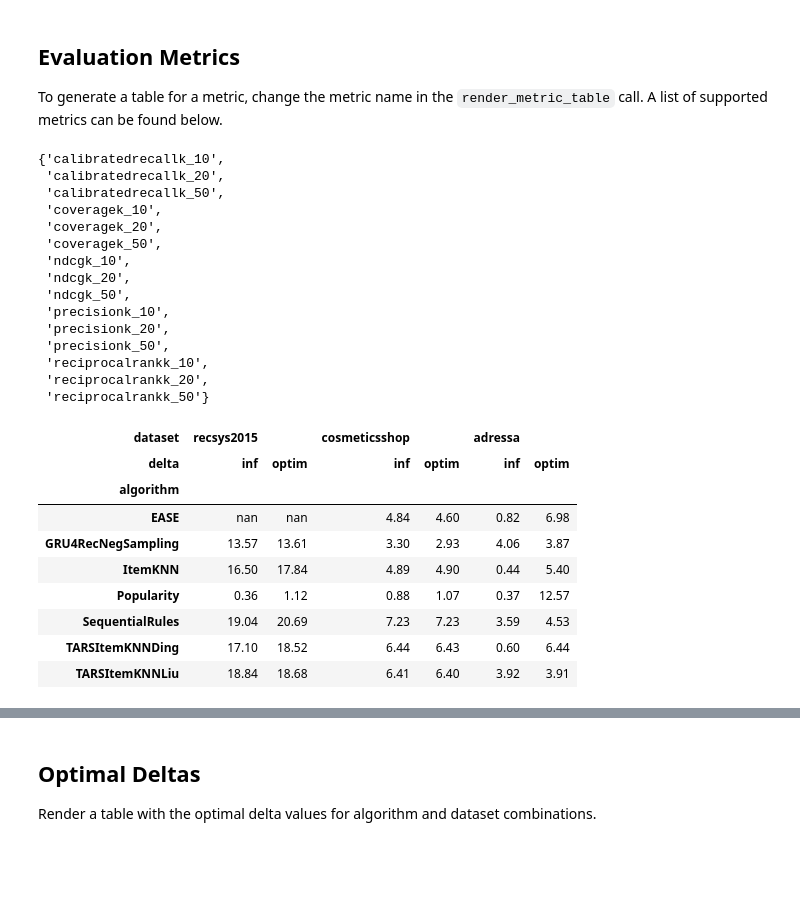
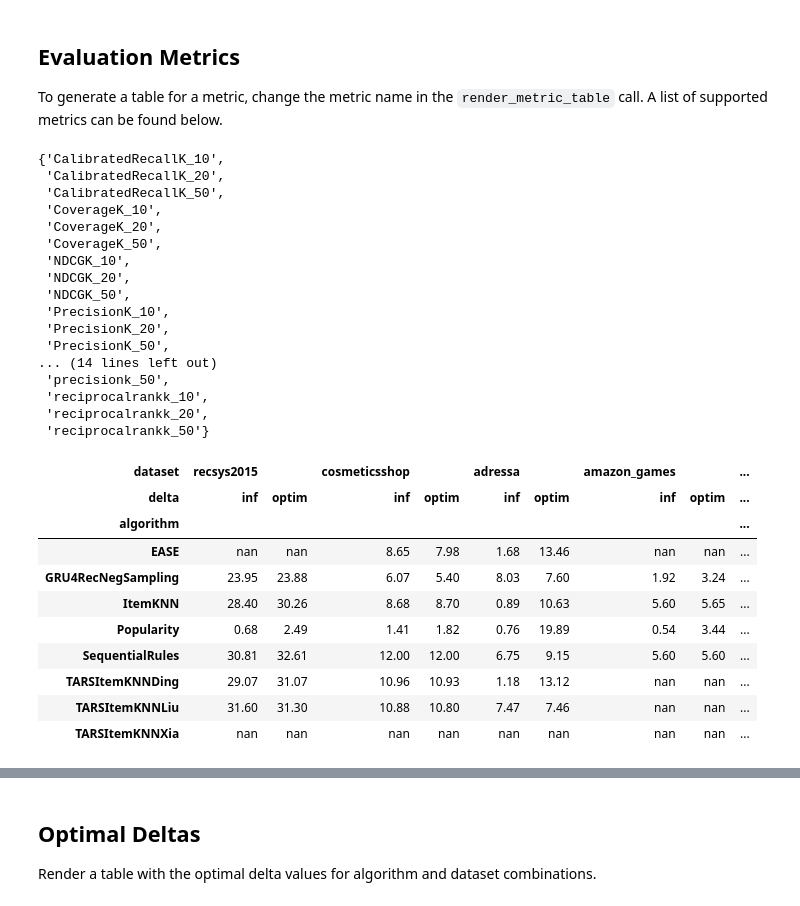
Before and after one commit to verachtertr/short-intent, a Jupyter notebook: Results.ipynb, the cells around one changed output, grey strips where cells are left out. Saved outputs shown, nothing was run; the diff lists cells and outputs as text; code cells hidden in the pictures; blank space fills up the shorter version.

Commit message:
Updated results notebook to read from new places

```diff
--- a/Results.ipynb
+++ b/Results.ipynb
@@ -8,7 +8,7 @@ from math import floor
 # %%
 datasets = {
     'recsys2015': [
-        # "EASE",
+        # "EASE", Failed to compute
         "GRU4RecNegSampling",
         "ItemKNN",
         "Popularity",
@@ -33,14 +33,31 @@ datasets = {
         "SequentialRules",
         "TARSItemKNNDing",
         "TARSItemKNNLiu",
+        "TARSItemKNNXia"
+    ],
+    'amazon_games': [
+        "EASE",
+        "GRU4RecNegSampling",
+        "ItemKNN",
+        "Popularity",
+        "SequentialRules",
+    ],
+    'amazon_toys_and_games': [
+        # EASE, Failed to compute
+        "GRU4RecNegSampling",
+        "ItemKNN",
+        "Popularity",
+        "SequentialRules",
     ]
 }
+
+scenario = "Timed"
 
 def load_optimisation_data(dataset):
     algorithms = datasets[dataset]
     optimisation_data = []
     for algo in algorithms:
-        results = pd.read_csv(f'results_hyperopt/{dataset}/optimisation_results_{algo}.csv')
+        results = pd.read_csv(f'results_{scenario}/{dataset}/optimisation_results_{algo}.csv')
         results['algorithm'] = algo
 
         # if algo == 'GRU4RecNegSampling' and dataset == 'adressa':
@@ -179,31 +196,34 @@ A list of supported metrics can be found below.
 supported_metrics = set(full_df.columns) - {'identifier', 'algorithm', 'dataset', 'delta'}
 supported_metrics
 # %% [output]
-{'calibratedrecallk_10',
- 'calibratedrecallk_20',
- 'calibratedrecallk_50',
- 'coveragek_10',
- 'coveragek_20',
- 'coveragek_50',
- 'ndcgk_10',
- 'ndcgk_20',
- 'ndcgk_50',
- 'precisionk_10',
- 'precisionk_20',
+{'CalibratedRecallK_10',
+ 'CalibratedRecallK_20',
+ 'CalibratedRecallK_50',
+ 'CoverageK_10',
+ 'CoverageK_20',
+ 'CoverageK_50',
+ 'NDCGK_10',
+ 'NDCGK_20',
+ 'NDCGK_50',
+ 'PrecisionK_10',
+ 'PrecisionK_20',
+ 'PrecisionK_50',
+... (14 lines left out)
  'precisionk_50',
  'reciprocalrankk_10',
  'reciprocalrankk_20',
  'reciprocalrankk_50'}
 # %%
-render_metric_table(full_df, 'ndcgk_10', percentage=True)
+render_metric_table(full_df, 'calibratedrecallk_10', percentage=True)
 # %% [output]
-| dataset | recsys2015 |  | cosmeticsshop |  | adressa |  |
-| delta | inf | optim | inf | optim | inf | optim |
-| algorithm |  |  |  |  |  |  |
-| EASE | nan | nan | 4.84 | 4.60 | 0.82 | 6.98 |
-| GRU4RecNegSampling | 13.57 | 13.61 | 3.30 | 2.93 | 4.06 | 3.87 |
-| ItemKNN | 16.50 | 17.84 | 4.89 | 4.90 | 0.44 | 5.40 |
-| Popularity | 0.36 | 1.12 | 0.88 | 1.07 | 0.37 | 12.57 |
-| SequentialRules | 19.04 | 20.69 | 7.23 | 7.23 | 3.59 | 4.53 |
-| TARSItemKNNDing | 17.10 | 18.52 | 6.44 | 6.43 | 0.60 | 6.44 |
-| TARSItemKNNLiu | 18.84 | 18.68 | 6.41 | 6.40 | 3.92 | 3.91 |
+| dataset | recsys2015 |  | cosmeticsshop |  | adressa |  | amazon_games |  | ... |
+| delta | inf | optim | inf | optim | inf | optim | inf | optim | ... |
+| algorithm |  |  |  |  |  |  |  |  | ... |
+| EASE | nan | nan | 8.65 | 7.98 | 1.68 | 13.46 | nan | nan | ... |
+| GRU4RecNegSampling | 23.95 | 23.88 | 6.07 | 5.40 | 8.03 | 7.60 | 1.92 | 3.24 | ... |
+| ItemKNN | 28.40 | 30.26 | 8.68 | 8.70 | 0.89 | 10.63 | 5.60 | 5.65 | ... |
+| Popularity | 0.68 | 2.49 | 1.41 | 1.82 | 0.76 | 19.89 | 0.54 | 3.44 | ... |
+| SequentialRules | 30.81 | 32.61 | 12.00 | 12.00 | 6.75 | 9.15 | 5.60 | 5.60 | ... |
+| TARSItemKNNDing | 29.07 | 31.07 | 10.96 | 10.93 | 1.18 | 13.12 | nan | nan | ... |
+| TARSItemKNNLiu | 31.60 | 31.30 | 10.88 | 10.80 | 7.47 | 7.46 | nan | nan | ... |
+| TARSItemKNNXia | nan | nan | nan | nan | nan | nan | nan | nan | ... |
```
Also changed, not shown: parts of 3 cells of this notebook.
